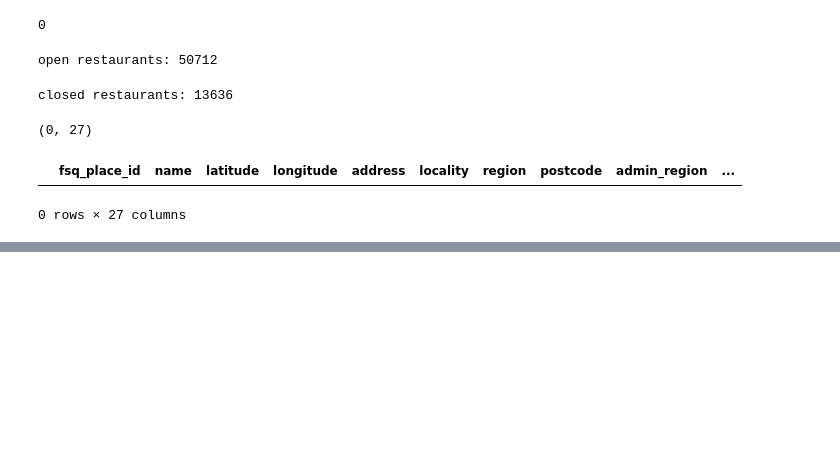
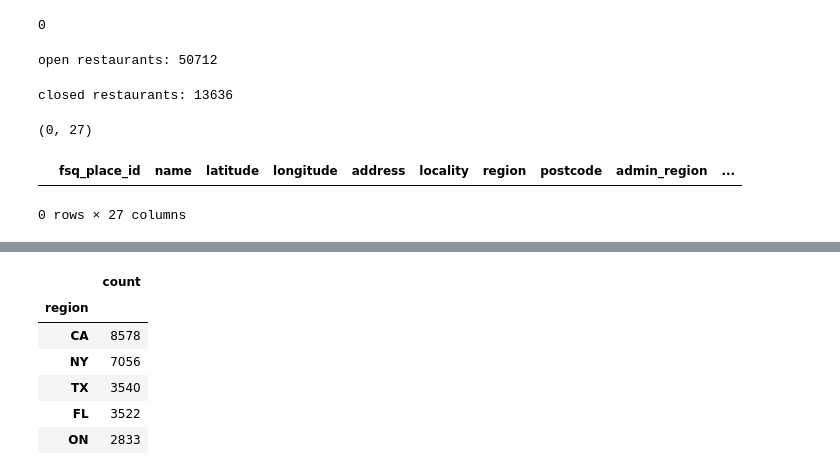
Before and after one commit to jfung53/chinese-restaurants, a Jupyter notebook: fsq_openplaces.ipynb, the cells around one changed output, grey strips where cells are left out. Cells and saved outputs as stored; diff of their text form; code cells hidden in the pictures; blank space fills up the shorter version.

```diff
--- a/fsq_openplaces.ipynb
+++ b/fsq_openplaces.ipynb
@@ -364,0 +399,10 @@ duplicate_ids.head()
+# %%
+counts_by_region.head()
+# %% [output]
+|  | count |
+| region |  |
+| CA | 8578 |
+| NY | 7056 |
+| TX | 3540 |
+| FL | 3522 |
+| ON | 2833 |
```
Also changed, not shown: parts of 15 cells of this notebook.
